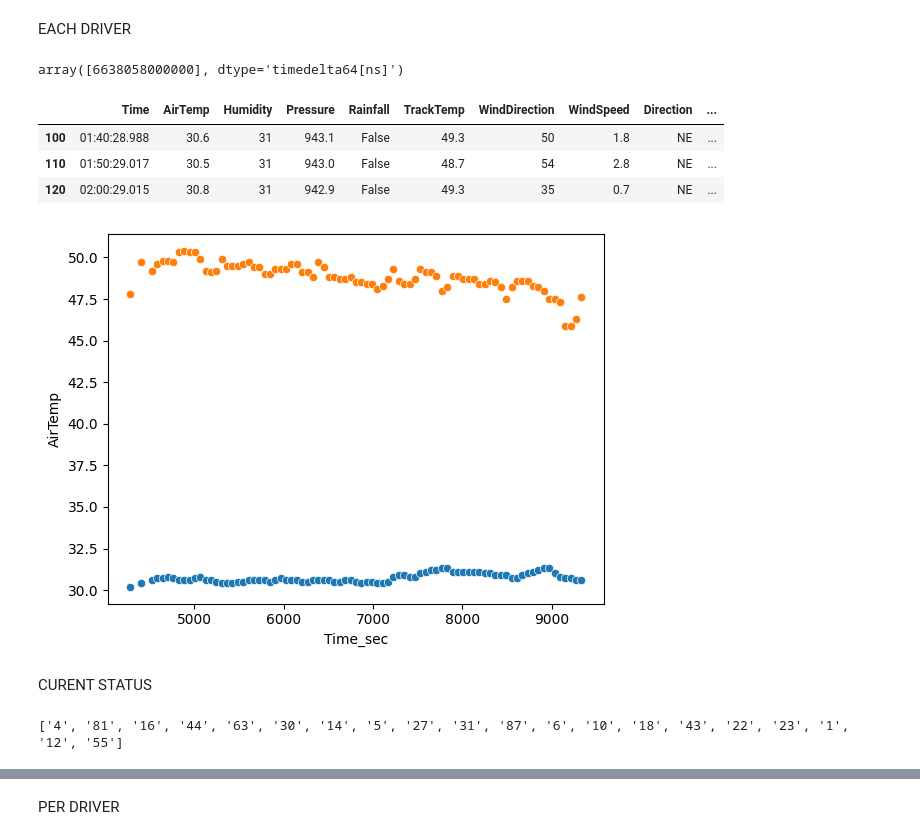
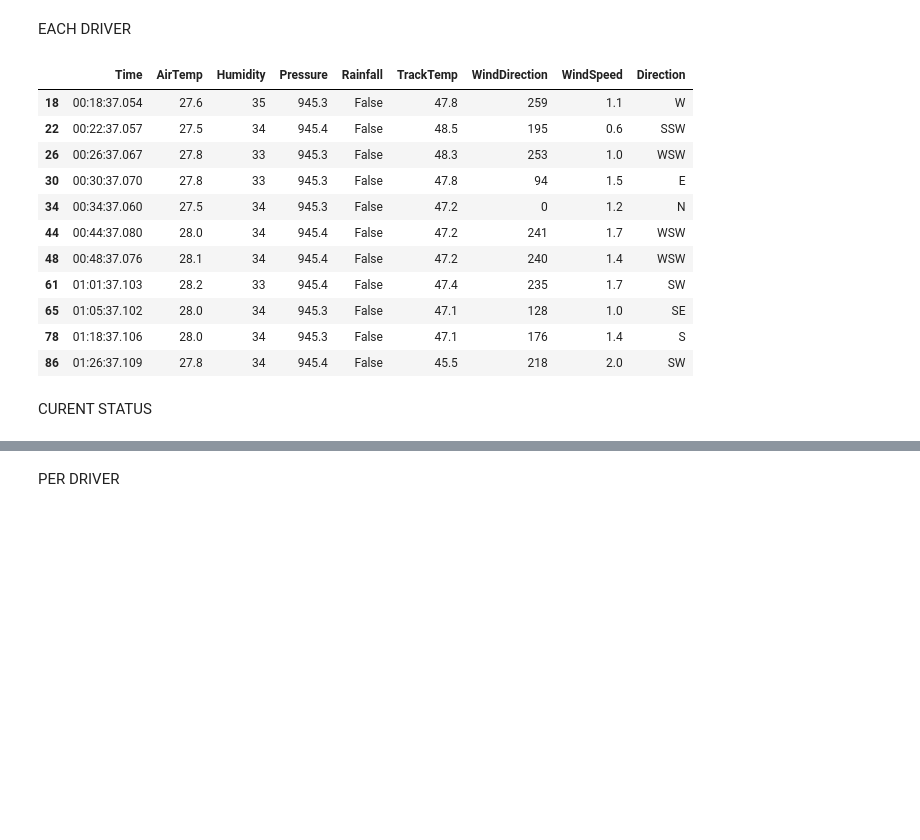
Before and after one commit to Kuriiios/f1_analysis_visualization, a Jupyter notebook: notebooks/race/race_table.ipynb, the cells around one changed output, grey strips where cells are left out. Saved outputs shown, nothing was run; the diff lists cells and outputs as text; code cells hidden in the pictures; blank space fills up the shorter version.

Commit message:
completed race dashboard and added quali changes to make dashboard work

```diff
--- a/notebooks/race/race_table.ipynb
+++ b/notebooks/race/race_table.ipynb
@@ -15,9 +15,9 @@ ergast = Ergast()
 
 year = 2025
 race_number = 11
-race_session = 'R'
+race_session = 'Q'
 Lap_Number = 31
-
+team='Ferrari'
 #year = int(input("Year ? "))
 #race_number = int(input("Race Number ? (1-24) "))
 #race_session = input('Session ?  (S, R) ')
@@ -27,5 +27,6 @@ session.load()
 
 pit = ergast.get_pit_stops(season = year, round = race_number )
 teams = fastf1.plotting.list_team_names(session)
+team_drivers = fastf1.plotting.get_driver_abbreviations_by_team(team, session=session)
 event_name = session.event.EventName
 # %% [output]
@@ -61,18 +284,5 @@ sorted_times = get_sorted_first_position_times(session)
 # %% [markdown]
 EACH DRIVER
-# %%
-first_driver = session.laps.pick_drivers(session.drivers).pick_laps(Lap_Number + 1)
-first_driver = first_driver[first_driver['Position'] == 1]
-
-'''
-potential_laps_after_leader = driver_laps[(driver_laps['Time'] >= leader_lap_time_reference)].copy()
-selected_lap = None
-if not potential_laps_after_leader.empty:
-    selected_lap = potential_laps_after_leader.sort_values(by='LapNumber').iloc[0]
-'''
-i = np.argmin(np.abs(df.index.to_pydatetime() - first_driver['Time']))
-# %% [output]
-array([6638058000000], dtype='timedelta64[ns]')
 # %%
 def get_wind_direction_cat(WindDirection):
     normalized_direction = WindDirection % 360
@@ -96,46 +306,62 @@ def get_wind_direction_cat(WindDirection):
         case _ if (normalized_direction >= 146.25 and normalized_direction < 168.75):
             return 'SSE'
         case _ if (normalized_direction >= 168.75 and normalized_direction < 191.25):
             return 'S'
         case _ if (normalized_direction >= 191.25 and normalized_direction < 213.75):
             return 'SSW'
         case _ if (normalized_direction >= 213.75 and normalized_direction < 236.25):
             return 'SW'
         case _ if (normalized_direction >= 236.25 and normalized_direction < 258.75):
             return 'WSW'
         case _ if (normalized_direction >= 258.75 and normalized_direction < 281.25):
             return 'W'
         case _ if (normalized_direction >= 281.25 and normalized_direction < 303.75):
             return 'WNW'
         case _ if (normalized_direction >= 303.75 and normalized_direction < 326.25):
             return 'NW'
         case _ if (normalized_direction >= 326.25 and normalized_direction < 348.75):
             return 'NNW'
         case _:
             return 'Invalid'
 
-first_driver = session.laps.pick_drivers(session.drivers).pick_laps(Lap_Number + 1)
-first_driver = first_driver[first_driver['Position'] == 1]
+Lap_Number=10
+minute=20
+
 weather_driver_lap = session.laps.get_weather_data()
 weather_driver_lap = weather_driver_lap.drop_duplicates()
 weather_driver_lap = weather_driver_lap.sort_values(['Time'])
 weather_driver_lap['Direction'] = weather_driver_lap['WindDirection'].apply(get_wind_direction_cat)
-weather_driver_lap['Time_sec'] = weather_driver_lap.Time.dt.total_seconds()
-weather_evolution = [weather_driver_lap.loc[(weather_driver_lap.Time_sec - (first_driver['Time']-timedelta(minutes=10)).iloc[0].total_seconds()).abs().idxmin()],
-                     weather_driver_lap.loc[(weather_driver_lap.Time_sec - first_driver['Time'].iloc[0].total_seconds()).abs().idxmin()],
-                      weather_driver_lap.loc[(weather_driver_lap.Time_sec - (first_driver['Time']+timedelta(minutes=10)).iloc[0].total_seconds()).abs().idxmin()]]
+#weather_driver_lap['Time_sec'] = weather_driver_lap.Time.dt.total_seconds()
+#print((weather_driver_lap.Time_sec.iloc[0] + 600))
+weather_evolution = [weather_driver_lap.iloc[0],
+                     weather_driver_lap.iloc[int(len(weather_driver_lap)/10)],
+                     weather_driver_lap.iloc[int(len(weather_driver_lap)/10)*2],
+                     weather_driver_lap.iloc[int(len(weather_driver_lap)/10)*3],
+                     weather_driver_lap.iloc[int(len(weather_driver_lap)/10)*4],
+                     weather_driver_lap.iloc[int(len(weather_driver_lap)/10)*5],
+                     weather_driver_lap.iloc[int(len(weather_driver_lap)/10)*6],
+                     weather_driver_lap.iloc[int(len(weather_driver_lap)/10)*7],
+                     weather_driver_lap.iloc[int(len(weather_driver_lap)/10)*8],
+                     weather_driver_lap.iloc[int(len(weather_driver_lap)/10)*9],
+                     weather_driver_lap.iloc[int(len(weather_driver_lap)-1)]]
 weather_evolution_df = pd.DataFrame(weather_evolution)
 weather_evolution_df.Time = weather_evolution_df.Time.astype('str').str[7:-3]
 weather_evolution_df.Humidity = weather_evolution_df.Humidity.astype('int')
-sns.scatterplot(data = weather_driver_lap, x='Time_sec', y='AirTemp')
-sns.scatterplot(data = weather_driver_lap, x='Time_sec', y='TrackTemp')
+#weather_evolution_df = weather_evolution_df.drop(columns=['Time_sec'])
 weather_evolution_df
 # %% [output]
-|  | Time | AirTemp | Humidity | Pressure | Rainfall | TrackTemp | WindDirection | WindSpeed | Direction | ... |
-| 100 | 01:40:28.988 | 30.6 | 31 | 943.1 | False | 49.3 | 50 | 1.8 | NE | ... |
-| 110 | 01:50:29.017 | 30.5 | 31 | 943.0 | False | 48.7 | 54 | 2.8 | NE | ... |
-| 120 | 02:00:29.015 | 30.8 | 31 | 942.9 | False | 49.3 | 35 | 0.7 | NE | ... |
+|  | Time | AirTemp | Humidity | Pressure | Rainfall | TrackTemp | WindDirection | WindSpeed | Direction |
+| 18 | 00:18:37.054 | 27.6 | 35 | 945.3 | False | 47.8 | 259 | 1.1 | W |
+| 22 | 00:22:37.057 | 27.5 | 34 | 945.4 | False | 48.5 | 195 | 0.6 | SSW |
+| 26 | 00:26:37.067 | 27.8 | 33 | 945.3 | False | 48.3 | 253 | 1.0 | WSW |
+| 30 | 00:30:37.070 | 27.8 | 33 | 945.3 | False | 47.8 | 94 | 1.5 | E |
+| 34 | 00:34:37.060 | 27.5 | 34 | 945.3 | False | 47.2 | 0 | 1.2 | N |
+| 44 | 00:44:37.080 | 28.0 | 34 | 945.4 | False | 47.2 | 241 | 1.7 | WSW |
+| 48 | 00:48:37.076 | 28.1 | 34 | 945.4 | False | 47.2 | 240 | 1.4 | WSW |
+| 61 | 01:01:37.103 | 28.2 | 33 | 945.4 | False | 47.4 | 235 | 1.7 | SW |
+| 65 | 01:05:37.102 | 28.0 | 34 | 945.3 | False | 47.1 | 128 | 1.0 | SE |
+| 78 | 01:18:37.106 | 28.0 | 34 | 945.3 | False | 47.1 | 176 | 1.4 | S |
+| 86 | 01:26:37.109 | 27.8 | 34 | 945.4 | False | 45.5 | 218 | 2.0 | SW |
-[figure, removed]
 # %% [markdown]
 CURENT STATUS
 # %%
@@ -159,5 +385,3 @@ def is_personal_best(s, column):
         except:
             best.append(f'color:orange')
     return best
-# %% [output]
-['4', '81', '16', '44', '63', '30', '14', '5', '27', '31', '87', '6', '10', '18', '43', '22', '23', '1', '12', '55']
```
Also changed, not shown: parts of 18 cells of this notebook, 2 other files.
